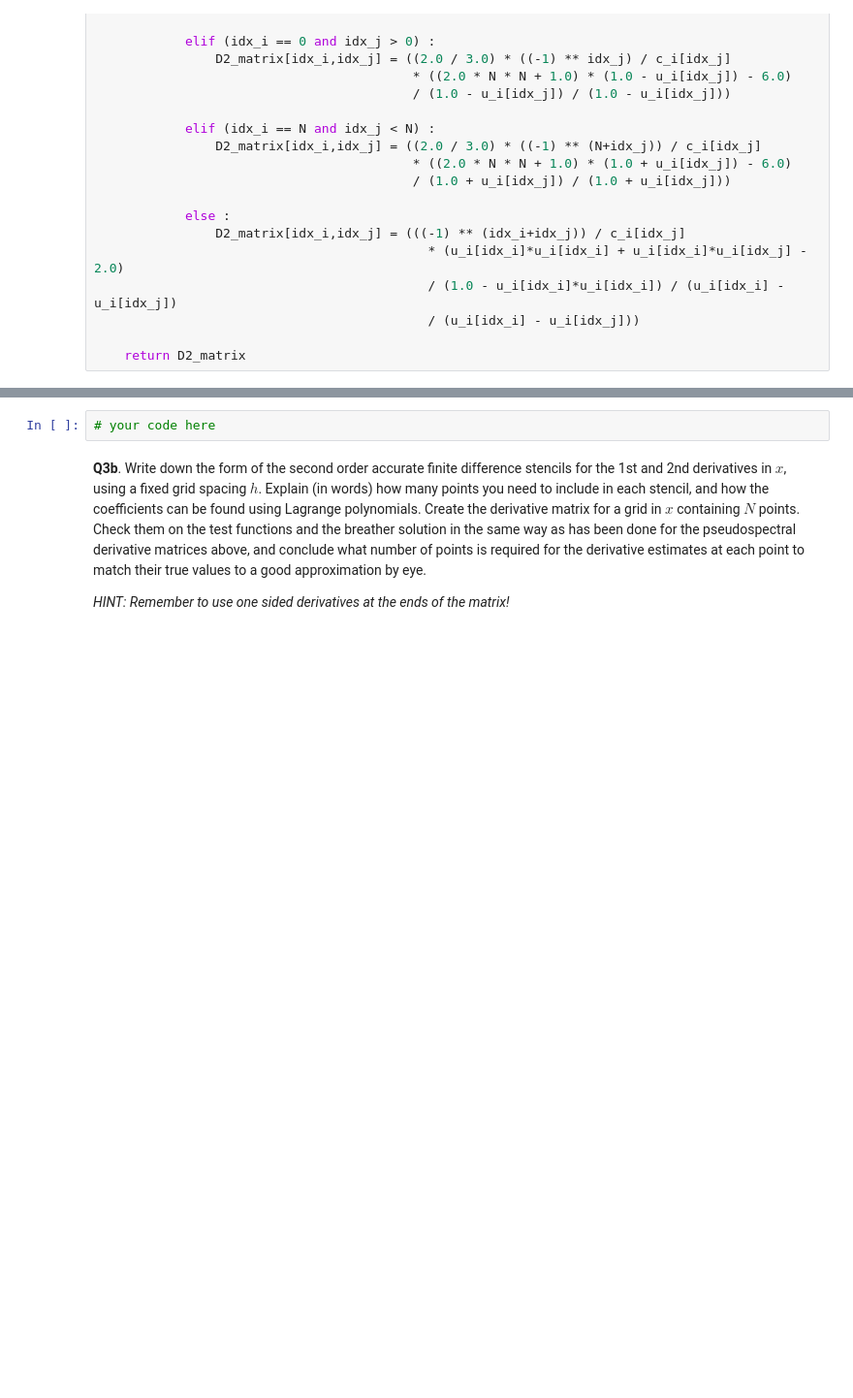
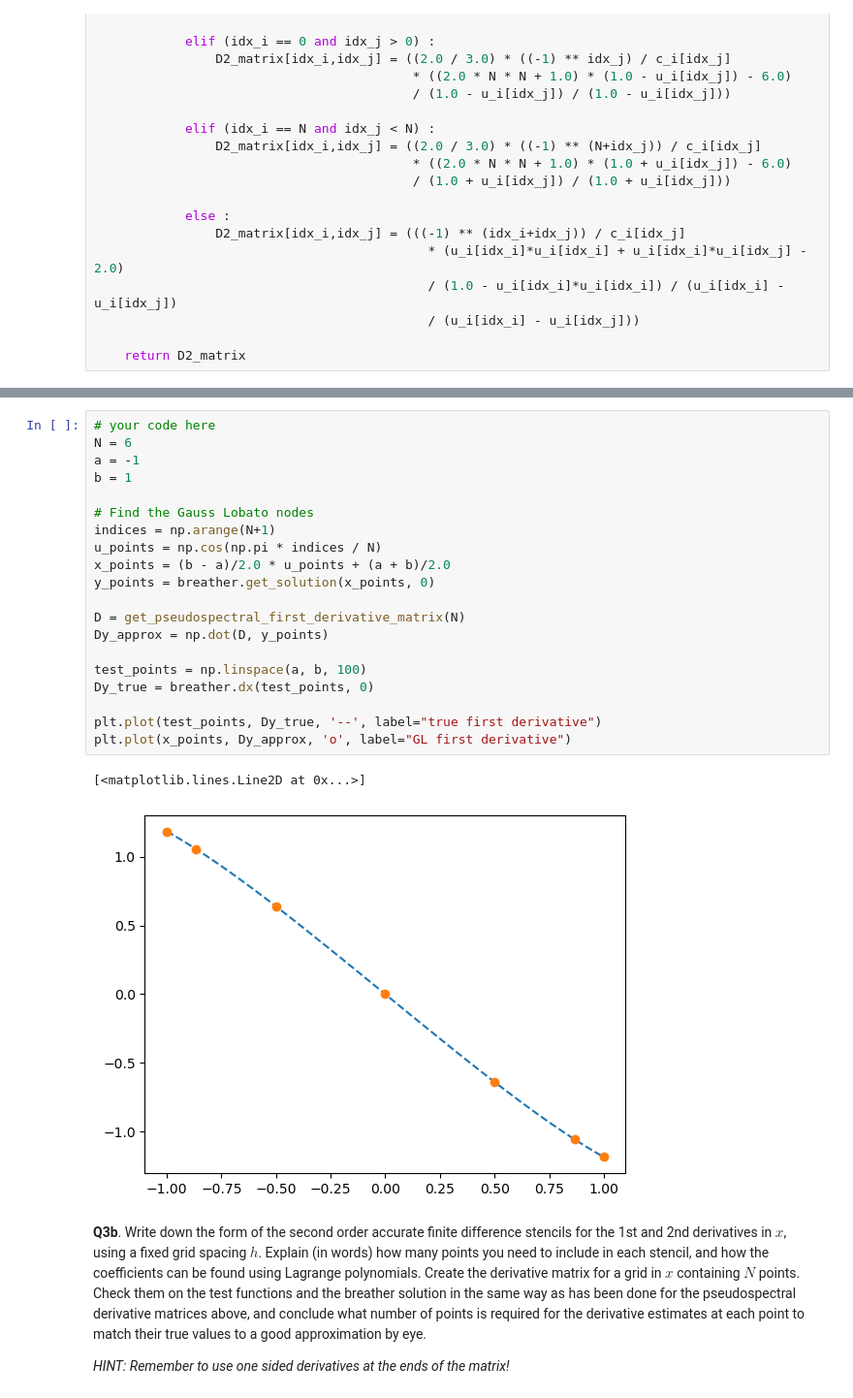
Before and after one commit to Vileh/QMUL-Data-Analytics-Courseworks, a Jupyter notebook: SciComp_2/Coursework2_SineGordonBreathers.ipynb, the cells around one changed output, grey strips where cells are left out. Shown at 97% size. Drawn from its saved outputs; the diff is of its cells as text; blank space fills up the shorter version.

```diff
--- a/SciComp_2/Coursework2_SineGordonBreathers.ipynb
+++ b/SciComp_2/Coursework2_SineGordonBreathers.ipynb
@@ -354,5 +438,26 @@ _HINT: You will need to rescale the Gauss Lobato derivatives for the new interva
-# %%
-# your code here
+# %%
+# your code here
+N = 6
+a = -1
+b = 1
+
+# Find the Gauss Lobato nodes
+indices = np.arange(N+1)
+u_points = np.cos(np.pi * indices / N)
+x_points = (b - a)/2.0 * u_points + (a + b)/2.0
+y_points = breather.get_solution(x_points, 0)
+
+D = get_pseudospectral_first_derivative_matrix(N)
+Dy_approx = np.dot(D, y_points)
+
+test_points = np.linspace(a, b, 100)
+Dy_true = breather.dx(test_points, 0)
+
+plt.plot(test_points, Dy_true, '--', label="true first derivative")
+plt.plot(x_points, Dy_approx, 'o', label="GL first derivative")
+# %% [output]
+[<matplotlib.lines.Line2D at 0x...>]
+[figure, added]
 # %% [markdown]
 **Q3b**. Write down the form of the second order accurate finite difference stencils for the 1st and 2nd derivatives in $x$, using a fixed grid spacing $h$. Explain (in words) how many points you need to include in each stencil, and how the coefficients can be found using Lagrange polynomials. Create the derivative matrix for a grid in $x$ containing $N$ points. Check them on the test functions and the breather solution in the same way as has been done for the pseudospectral derivative matrices above, and conclude what number of points is required for the derivative estimates at each point to match their true values to a good approximation by eye.
 
```
Also changed, not shown: parts of 13 cells of this notebook.
